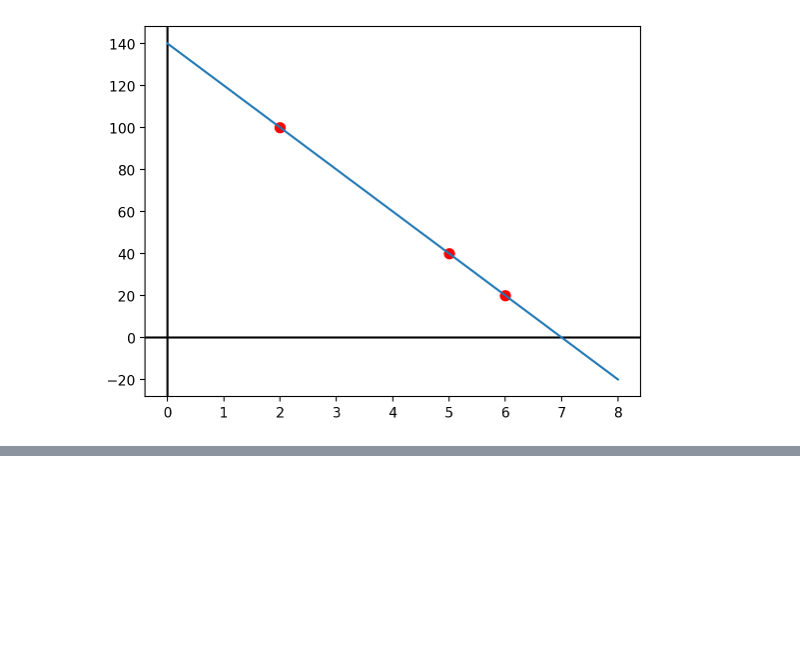
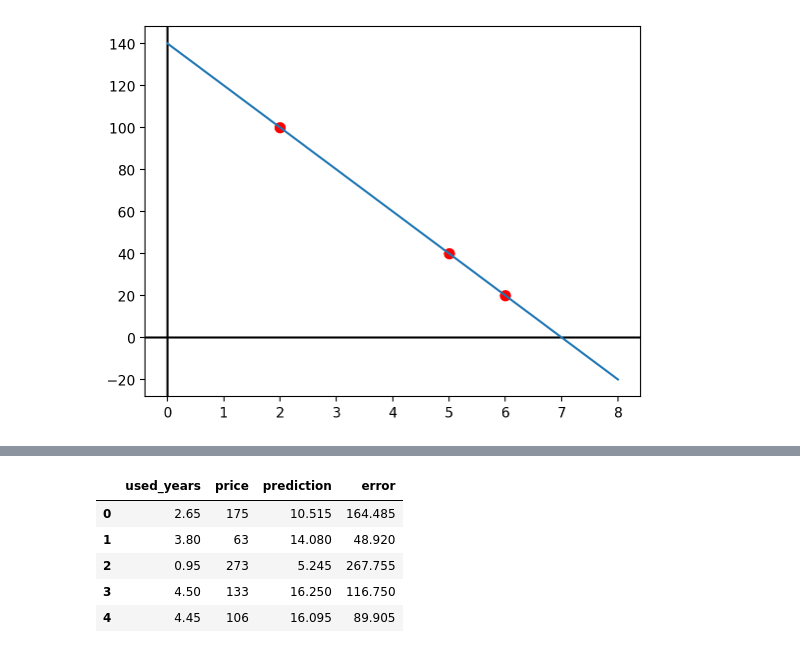
Before and after one commit to beomyongchoi/9, a Jupyter notebook: 8.ipynb, the cells around one changed output, grey strips where cells are left out. Cells and saved outputs as stored; diff of their text form; code cells hidden in the pictures; blank space fills up the shorter version.

```diff
--- a/8.ipynb
+++ b/8.ipynb
@@ -95,0 +109,3 @@ plt.show()
+# %%
+x = macbook["used_years"].values
+x
@@ -95,0 +121,3 @@ plt.show()
+# %%
+prediction = model(x, w, b) # 현재 w = 3.1, b = 2.3
+prediction
@@ -95,0 +135,3 @@ plt.show()
+# %%
+macbook['prediction'] = prediction
+macbook.head()
@@ -95,0 +145,10 @@ plt.show()
+# %%
+macbook['error'] = macbook['price'] - macbook['prediction']
+macbook.head()
+# %% [output]
+|  | used_years | price | prediction | error |
+| 0 | 2.65 | 175 | 10.515 | 164.485 |
+| 1 | 3.80 | 63 | 14.080 | 48.920 |
+| 2 | 0.95 | 273 | 5.245 | 267.755 |
+| 3 | 4.50 | 133 | 16.250 | 116.750 |
+| 4 | 4.45 | 106 | 16.095 | 89.905 |
```
Also changed, not shown: parts of 10 cells of this notebook.
